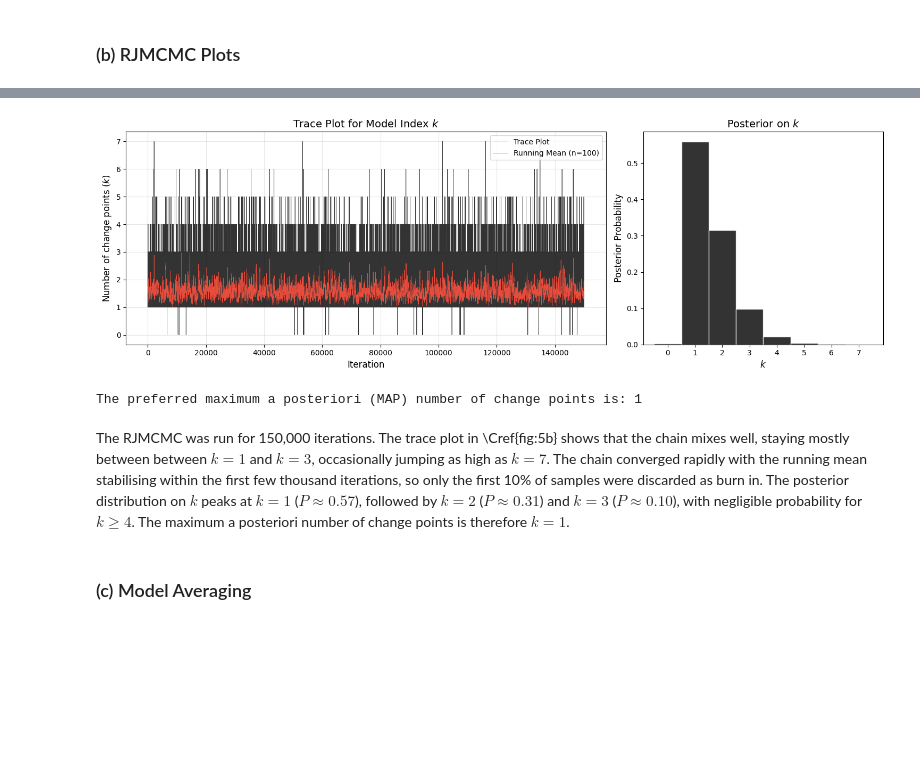
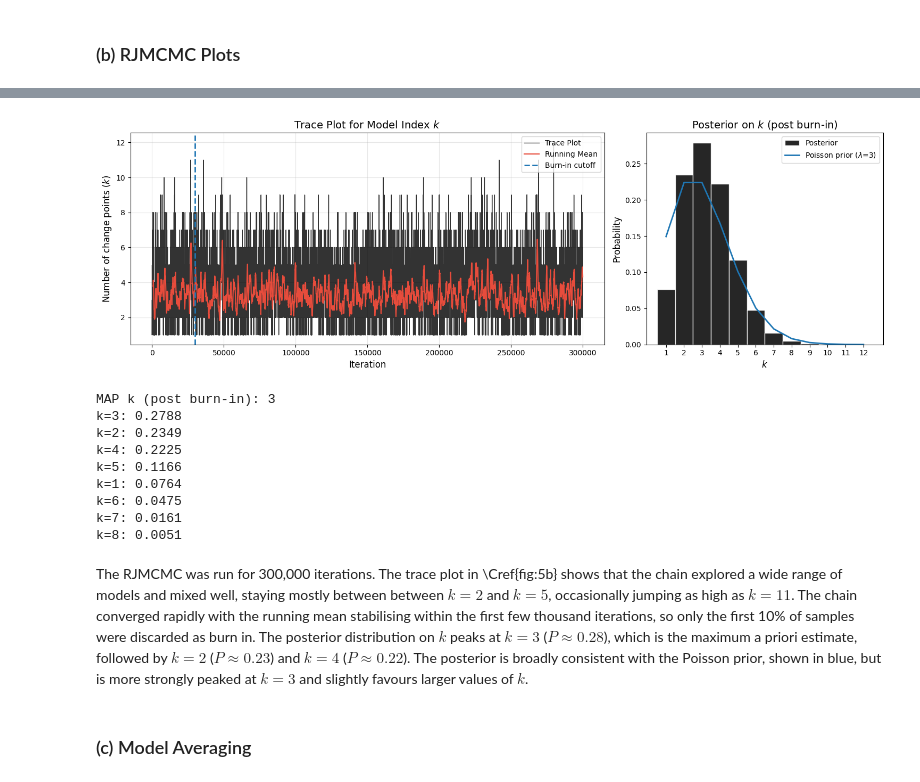
Before and after one commit to frederick4c/S2CW, a Jupyter notebook: notebook.ipynb, the cells around one changed output, grey strips where cells are left out. Drawn from its saved outputs; the diff is of its cells as text; code cells hidden in the pictures; blank space fills up the shorter version.

```diff
--- a/notebook.ipynb
+++ b/notebook.ipynb
@@ -459,13 +459,13 @@ Log Posterior odds: 29.660854144437227
 # %% [markdown]
 ### (b) RJMCMC Plots
 # %%
+import importlib
 import RJMCMC
+importlib.reload(RJMCMC)
 
-# load data
 np.random.seed(68)
 data = np.loadtxt('coal_mining_accident_data.dat').T.flatten()
-sampler = RJMCMC.RJMCMC(data)  # Creates RJMCMC instance
 
-# run mcmc
-sampler.run_mcmc(num_iter=150000)
+sampler = RJMCMC.RJMCMC(data)
+sampler.run_mcmc(num_iter=300000)
 # %% [output]
@@ -476,45 +476,64 @@ Death moves attempted 26.8% of the time with an acceptance fraction of 0.432
 # %%
-# plots
-k_values = np.array([(len(state) - 1) // 2 for state in sampler.chain])
-
+from scipy.stats import poisson
+# posterior on k (computed after burn-in)
+k_values_all = np.array([(len(state) - 1) // 2 for state in sampler.chain])
+burn_in = int(0.1 * len(k_values_all))
+k_values = k_values_all[burn_in:]
 
 fig, (ax1, ax2) = plt.subplots(1, 2, figsize=(15, 5), gridspec_kw={'width_ratios': [2, 1]})
 
-window = 100
-running_avg = np.convolve(k_values, np.ones(window)/window, mode='valid')
+window = 700
+running_avg = np.convolve(k_values_all, np.ones(window) / window, mode='valid')
 
-ax1.plot(k_values, color='k', linewidth=0.5, alpha=0.8, label = "Trace Plot")
-ax1.plot(np.arange(window-1, len(k_values)), running_avg, color='#e74c3c',
-         linewidth=0.5, label=f'Running Mean (n={window})')
+ax1.plot(k_values_all, color='k', linewidth=1, alpha=0.8, label='Trace Plot')
+ax1.plot(np.arange(window - 1, len(k_values_all)), running_avg, color='#e74c3c', linewidth=1.5, label=f'Running Mean')
+ax1.axvline(burn_in, color='tab:blue', ls='--', lw=2.0, label='Burn-in cutoff')
 
-ax1.set_xlabel("Iteration", fontsize=12)
-ax1.set_ylabel("Number of change points ($k$)", fontsize=12)
-ax1.set_title("Trace Plot for Model Index $k$", fontsize=14)
-
+ax1.set_xlabel('Iteration', fontsize=12)
+ax1.set_ylabel('Number of change points ($k$)', fontsize=12)
+ax1.set_title('Trace Plot for Model Index $k$', fontsize=14)
 ax1.grid(True, alpha=0.3)
 ax1.legend(loc='upper right')
 
+bins = np.arange(k_values.min(), k_values.max() + 2) - 0.5
+ax2.hist(k_values, bins=bins, density=True, color='k', edgecolor='white', alpha=0.85, label='Posterior')
 
-bins = np.arange(k_values.min(), k_values.max() + 2) - 0.5
-counts, edges, _ = ax2.hist(k_values, bins=bins, density=True,
-                            color='k', edgecolor='white', alpha=0.8)
+# overlay Poisson prior on k for comparison
+k_plot = np.arange(int(k_values.min()), int(k_values.max()) + 1)
+prior_vals = poisson(mu=sampler.lam).pmf(k_plot)
+ax2.plot(k_plot, prior_vals, color='tab:blue', lw=2, label=fr'Poisson prior ($\lambda$={sampler.lam:g})')
 
 ax2.set_xticks(range(int(k_values.min()), int(k_values.max()) + 1))
-ax2.set_xlabel("$k$", fontsize=12)
-ax2.set_ylabel("Posterior Probability", fontsize=12)
-ax2.set_title("Posterior on $k$", fontsize=14)
+ax2.set_xlabel('$k$', fontsize=12)
+ax2.set_ylabel('Probability', fontsize=12)
+ax2.set_title('Posterior on $k$ (post burn-in)', fontsize=14)
+ax2.legend(loc='upper right')
 
 plt.tight_layout()
 plt.savefig('figs/Ex5b.pdf', bbox_inches='tight')
 plt.show()
 
-# map
-map_k = np.argmax(np.bincount(k_values))
-print(f"The preferred maximum a posteriori (MAP) number of change points is: {map_k}")
+# MAP and top probabilities
+counts = np.bincount(k_values)
+map_k = int(np.argmax(counts))
+print(f'MAP k (post burn-in): {map_k}')
+
+probs = counts / counts.sum()
+for k in np.argsort(probs)[::-1][:8]:
+    if probs[k] > 0:
+        print(f'k={k}: {probs[k]:.4f}')
 # %% [output]
-[figure, old version]
+[figure, new version]
-The preferred maximum a posteriori (MAP) number of change points is: 1
+MAP k (post burn-in): 3
+k=3: 0.2788
+k=2: 0.2349
+k=4: 0.2225
+k=5: 0.1166
+k=1: 0.0764
+k=6: 0.0475
+k=7: 0.0161
+k=8: 0.0051
 # %% [markdown]
-The RJMCMC was run for 150,000 iterations. The trace plot in \Cref{fig:5b} shows that the chain mixes well, staying mostly between between $k=1$ and $k=3$, occasionally jumping as high as $k=7$. The chain converged rapidly with the running mean stabilising within the first few thousand iterations, so only the first 10\% of samples were discarded as burn in. The posterior distribution on $k$ peaks at $k=1$ ($P \approx 0.57$), followed by $k=2$ ($P \approx 0.31$) and $k=3$ ($P \approx 0.10$), with negligible probability for $k \geq 4$. The maximum a posteriori number of change points is therefore $k=1$.
+The RJMCMC was run for 300,000 iterations. The trace plot in \Cref{fig:5b} shows that the chain explored a wide range of models and mixed well, staying mostly between between $k=2$ and $k=5$, occasionally jumping as high as $k=11$. The chain converged rapidly with the running mean stabilising within the first few thousand iterations, so only the first 10\% of samples were discarded as burn in. The posterior distribution on $k$ peaks at $k=3$ ($P \approx 0.28$), which is the maximum a priori estimate, followed by $k=2$ ($P \approx 0.23$) and $k=4$ ($P \approx 0.22$). The posterior is broadly consistent with the Poisson prior, shown in blue, but is more strongly peaked at $k=3$ and slightly favours larger values of $k$.
 # %% [markdown]
 ### (c) Model Averaging
```
Also changed, not shown: parts of 5 cells of this notebook, 5 other files.
